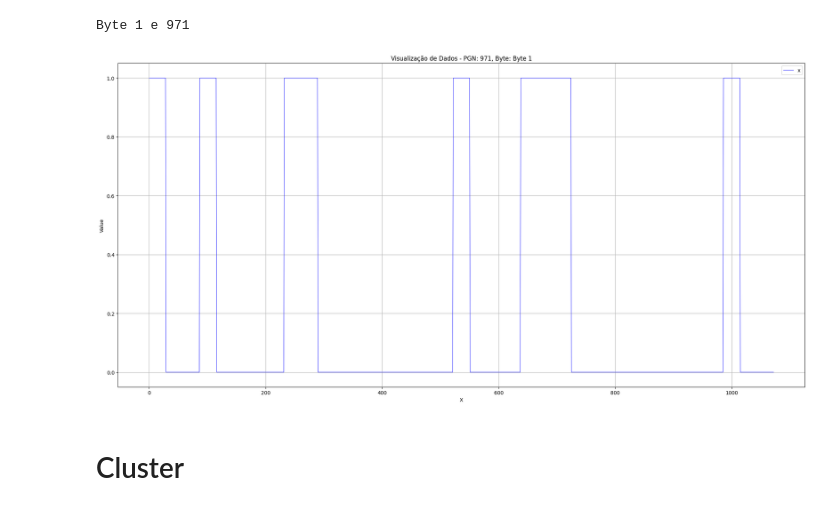
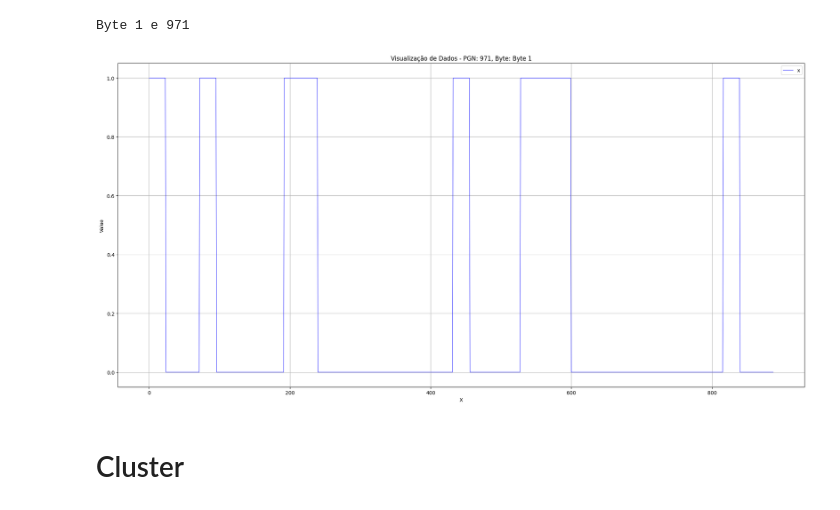
Before and after one commit to allanVvz/CSI-Can_Signal_Identifier, a Jupyter notebook: src/Machine Learn Data HUB/FileHandler.ipynb, the cells around one changed output. Drawn from its saved outputs; the diff is of its cells as text; code cells hidden in the pictures.

```diff
--- a/src/Machine Learn Data HUB/FileHandler.ipynb
+++ b/src/Machine Learn Data HUB/FileHandler.ipynb
@@ -582,13 +599,13 @@ print(f"{filtro_byte} e {filtro_pgn}")
 # %% [output]
 Byte 1 e 971
 # %%
-df_raw_2 = ui_load_can_archive("corolla/limpador_5x_Corolla_logFile.CAN")
+df_raw_2 = ui_load_can_archive("C:/Users/user/Documents/Repositórios/CSI-Can_Signal_Identifier/Spy Can Input CSV/corolla/limpador_5x_Corolla_logFile.CAN")
 filtered_df_six = filtrar_dataframe(df_raw_2, filtro_pgn, filtro_byte)
 # %%
-df_expanded_six = rows_replicate_dataframes(filtered_df_six, target_size=1100)
+df_expanded_six = rows_replicate_dataframes(filtered_df_six, target_size=900)
 vizdata(df_expanded_six)
 # %% [output]
-[figure, old version]
+[figure, new version]
 # %% [markdown]
 # Cluster
 # %%
```
Also changed, not shown: parts of 23 cells of this notebook, 5 other files.
